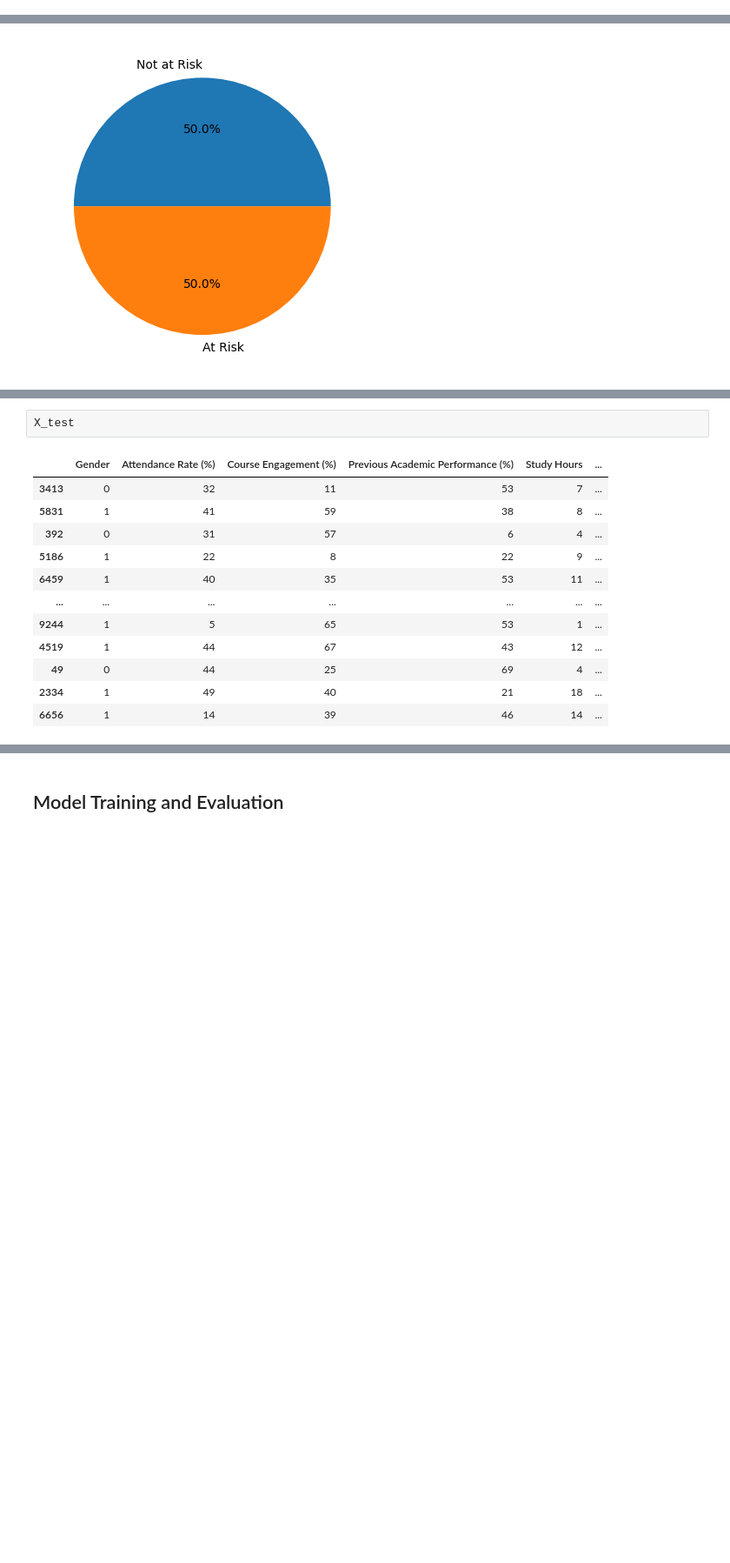
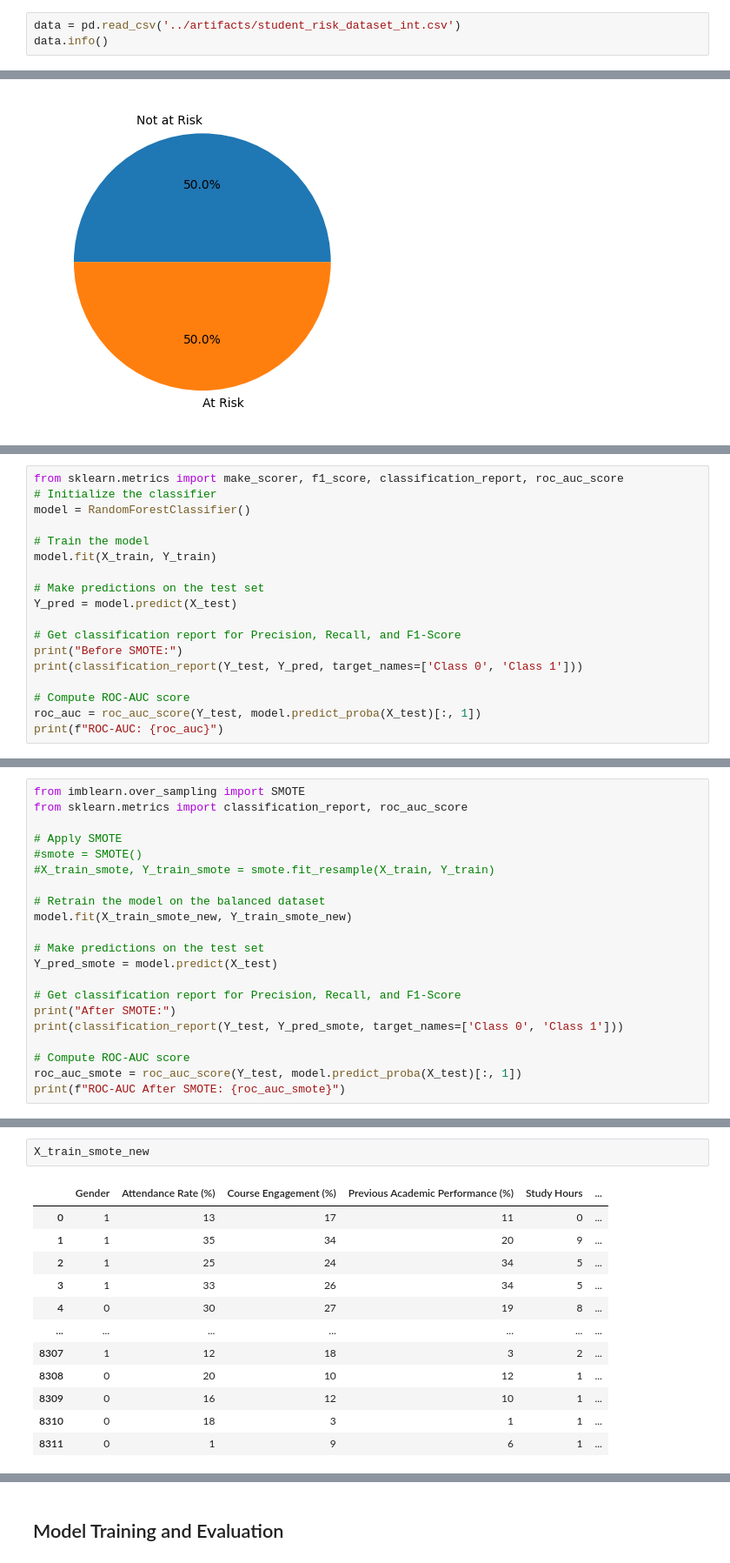
Before and after one commit to ayeshks/Predict-Students, a Jupyter notebook: notebooks/students_risk.ipynb, the cells around one changed output, grey strips where cells are left out. Shown at 87% size. Saved outputs shown, nothing was run; the diff lists cells and outputs as text; blank space fills up the shorter version.

```diff
--- a/notebooks/students_risk.ipynb
+++ b/notebooks/students_risk.ipynb
@@ -17,0 +8,3 @@ data.head()
+# %%
+data = pd.read_csv('../artifacts/student_risk_dataset_int.csv')
+data.info()
@@ -154,0 +268,18 @@ plt.show()
+# %%
+from sklearn.metrics import make_scorer, f1_score, classification_report, roc_auc_score
+# Initialize the classifier
+model = RandomForestClassifier()
+
+# Train the model
+model.fit(X_train, Y_train)
+
+# Make predictions on the test set
+Y_pred = model.predict(X_test)
+
+# Get classification report for Precision, Recall, and F1-Score
+print("Before SMOTE:")
+print(classification_report(Y_test, Y_pred, target_names=['Class 0', 'Class 1']))
+
+# Compute ROC-AUC score
+roc_auc = roc_auc_score(Y_test, model.predict_proba(X_test)[:, 1])
+print(f"ROC-AUC: {roc_auc}")
@@ -154,0 +298,21 @@ plt.show()
+# %%
+from imblearn.over_sampling import SMOTE
+from sklearn.metrics import classification_report, roc_auc_score
+
+# Apply SMOTE
+#smote = SMOTE()
+#X_train_smote, Y_train_smote = smote.fit_resample(X_train, Y_train)
+
+# Retrain the model on the balanced dataset
+model.fit(X_train_smote_new, Y_train_smote_new)
+
+# Make predictions on the test set
+Y_pred_smote = model.predict(X_test)
+
+# Get classification report for Precision, Recall, and F1-Score
+print("After SMOTE:")
+print(classification_report(Y_test, Y_pred_smote, target_names=['Class 0', 'Class 1']))
+
+# Compute ROC-AUC score
+roc_auc_smote = roc_auc_score(Y_test, model.predict_proba(X_test)[:, 1])
+print(f"ROC-AUC After SMOTE: {roc_auc_smote}")
@@ -186,15 +369,15 @@ Name: Risk, Length: 8066, dtype: int64
 # %%
-X_test
+X_train_smote_new
 # %% [output]
 |  | Gender | Attendance Rate (%) | Course Engagement (%) | Previous Academic Performance (%) | Study Hours | ... |
-| 3413 | 0 | 32 | 11 | 53 | 7 | ... |
-| 5831 | 1 | 41 | 59 | 38 | 8 | ... |
-| 392 | 0 | 31 | 57 | 6 | 4 | ... |
-| 5186 | 1 | 22 | 8 | 22 | 9 | ... |
-| 6459 | 1 | 40 | 35 | 53 | 11 | ... |
+| 0 | 1 | 13 | 17 | 11 | 0 | ... |
+| 1 | 1 | 35 | 34 | 20 | 9 | ... |
+| 2 | 1 | 25 | 24 | 34 | 5 | ... |
+| 3 | 1 | 33 | 26 | 34 | 5 | ... |
+| 4 | 0 | 30 | 27 | 19 | 8 | ... |
 | ... | ... | ... | ... | ... | ... | ... |
-| 9244 | 1 | 5 | 65 | 53 | 1 | ... |
-| 4519 | 1 | 44 | 67 | 43 | 12 | ... |
-| 49 | 0 | 44 | 25 | 69 | 4 | ... |
-| 2334 | 1 | 49 | 40 | 21 | 18 | ... |
-| 6656 | 1 | 14 | 39 | 46 | 14 | ... |
+| 8307 | 1 | 12 | 18 | 3 | 2 | ... |
+| 8308 | 0 | 20 | 10 | 12 | 1 | ... |
+| 8309 | 0 | 16 | 12 | 10 | 1 | ... |
+| 8310 | 0 | 18 | 3 | 1 | 1 | ... |
+| 8311 | 0 | 1 | 9 | 6 | 1 | ... |
```
Also changed, not shown: parts of 49 cells of this notebook, 3 other files.
